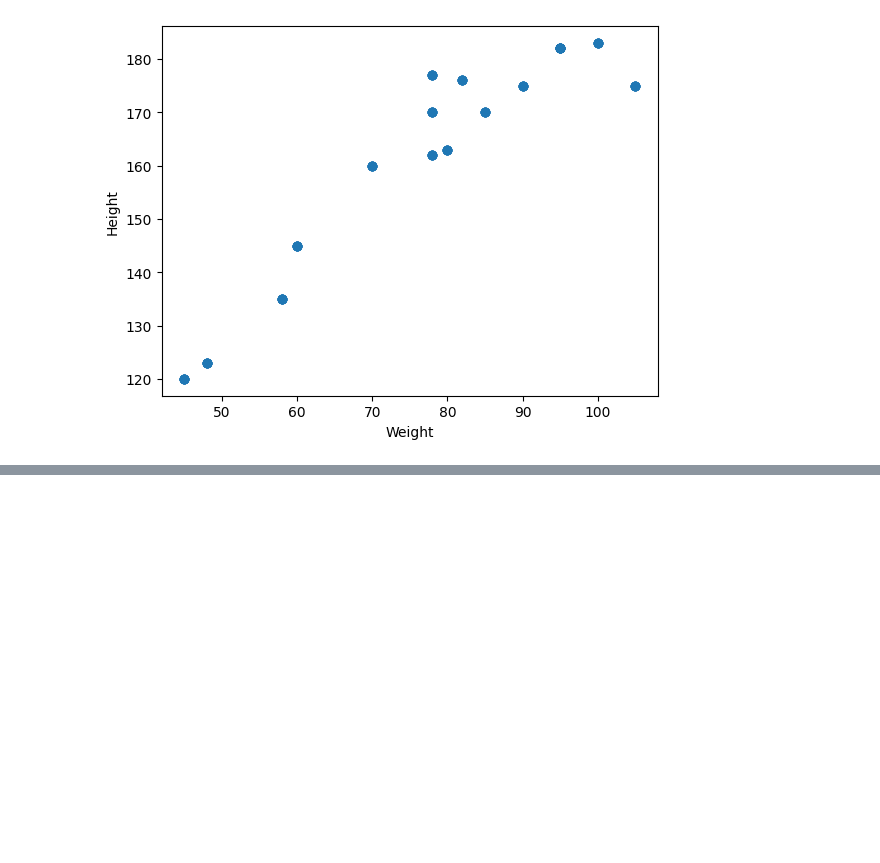
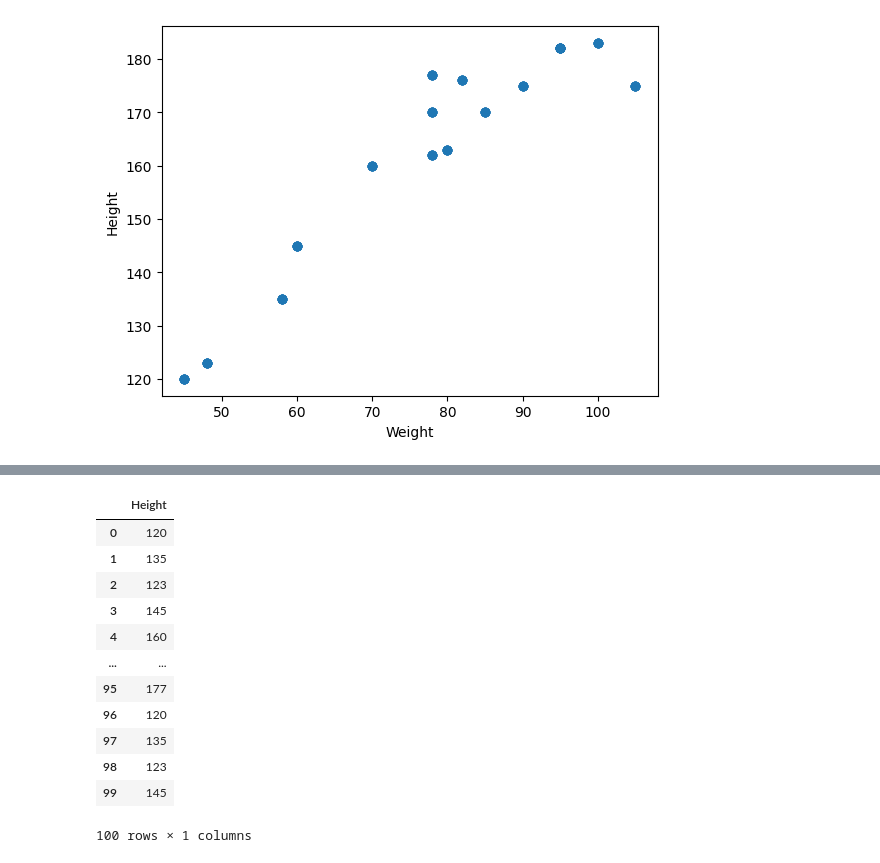
Before and after one commit to SoubhLance/ML--Practice, a Jupyter notebook: Python/StartML/basic.ipynb, the cells around one changed output, grey strips where cells are left out. Cells and saved outputs as stored; diff of their text form; code cells hidden in the pictures; blank space fills up the shorter version.

```diff
--- a/Python/StartML/basic.ipynb
+++ b/Python/StartML/basic.ipynb
@@ -25,0 +60,16 @@ plt.show()
+# %%
+Y
+# %% [output]
+|  | Height |
+| 0 | 120 |
+| 1 | 135 |
+| 2 | 123 |
+| 3 | 145 |
+| 4 | 160 |
+| ... | ... |
+| 95 | 177 |
+| 96 | 120 |
+| 97 | 135 |
+| 98 | 123 |
+| 99 | 145 |
+100 rows × 1 columns
```
Also changed, not shown: parts of 4 cells of this notebook.
